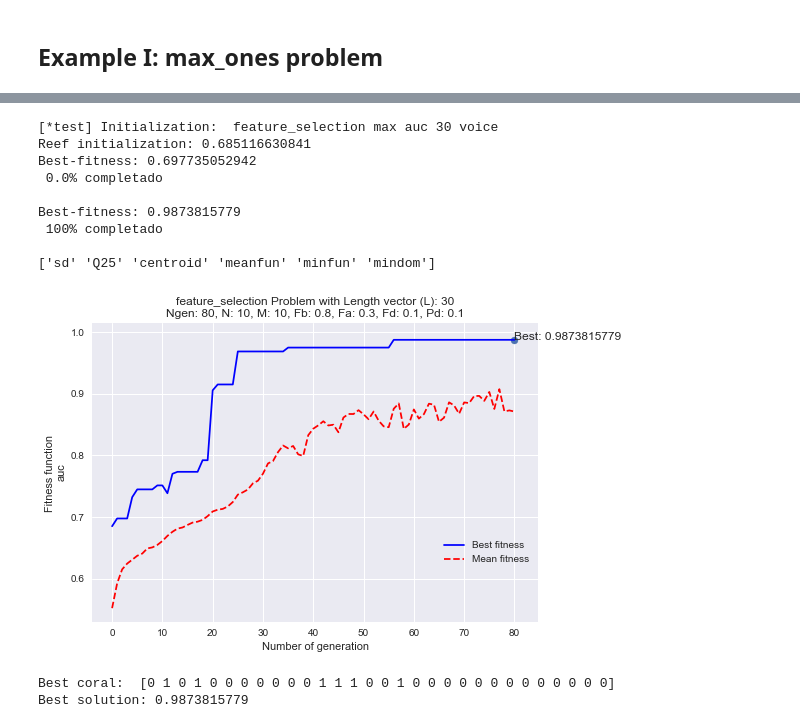
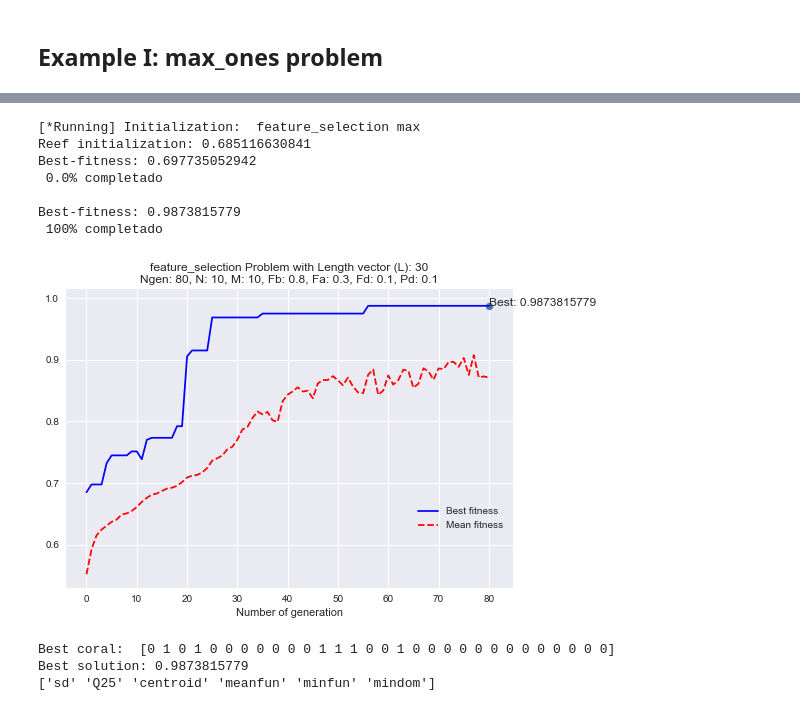
Before and after one commit to VictorPelaez/coral-reef-optimization-algorithm, a Jupyter notebook: cro/test_cro.ipynb, the cells around one changed output, grey strips where cells are left out. Saved outputs shown, nothing was run; the diff lists cells and outputs as text; code cells hidden in the pictures.

Commit message:
[UPDATE] validate model as arg object and metric from scikit-learn [UPDATE] readme

```diff
--- a/cro/test_cro.ipynb
+++ b/cro/test_cro.ipynb
@@ -20,11 +20,9 @@ r0 = 0.7                   # Free/total initial proportion
 k  = 3                     # Number of opportunities for a new coral to settle in the reef
 Pd = 0.1                   # Depredation prob.
 opt= 'max'                 # flag: 'max' for maximizing and 'min' for minimizing
-L = 100
-
-problem ='max_ones'
+L = 100                    # coral length
 ## ------------------------------------------------------
 
-cro = CRO(Ngen, N, M, Fb, Fa, Fd, r0, k, Pd, opt, L, problem_name=problem)
+cro = CRO(Ngen, N, M, Fb, Fa, Fd, r0, k, Pd, opt, L, problem_name='max_ones')
 (REEF, REEFpob, REEFfitness, ind_best, Bestfitness, Meanfitness) = cro.fit()
 # %% [output]
@@ -39,38 +37,48 @@ Best solution: 100.0
 # %%
 ## ------------------------------------------------------
 ## Parameters initialization
 
 Ngen = 80                  # Number of generations
 N  = 10                    # MxN: reef size
 M  = 10                    # MxN: reef size
 Fb = 0.8                   # Broadcast prob.
 Fa = 0.3                   # Asexual reproduction prob.
 Fd = 0.1                   # Fraction of the corals to be eliminated in the depredation operator.
 r0 = 0.6                   # Free/total initial proportion
 k  = 3                     # Number of opportunities for a new coral to settle in the reef
 Pd = 0.1                   # Depredation prob.
 opt= 'max'                 # flag: 'max' for maximizing and 'min' for minimizing
 
 problem ='feature_selection'
-metric = 'auc'
-dataset_name = 'voice'
-ml_problem='classification'
 ## ------------------------------------------------------
 
-cro = CRO(Ngen, N, M, Fb, Fa, Fd, r0, k, Pd, opt,
-          seed=13, problem_name=problem, metric=metric, dataset_name=dataset_name, ml_problem=ml_problem, verbose=True)
+import numpy as np
+import seaborn as sns
+from cro import *
+from utils import load_data
 
-(REEF, REEFpob, REEFfitness, ind_best, Bestfitness, Meanfitness) = cro.fit()
+dataset = load_data('voice')
+L = dataset.data.shape[1] # number of features
+X = dataset["data"]
+y = dataset["target"]
+
+from sklearn.neighbors import KNeighborsClassifier
+clf = KNeighborsClassifier(2)
+
+cro = CRO(Ngen, N, M, Fb, Fa, Fd, r0, k, Pd, opt, L, seed=13, problem_name=problem, metric='auc', verbose=True)
+(REEF, REEFpob, REEFfitness, ind_best, Bestfitness, Meanfitness) = cro.fit(X, y, clf)
+
+names = np.array(dataset.feature_names)
+print(names[REEFpob[:, ind_best]>0])
 # %% [output]
-[*test] Initialization:  feature_selection max auc 30 voice
+[*Running] Initialization:  feature_selection max
 Reef initialization: 0.685116630841
 Best-fitness: 0.697735052942
  0.0% completado
 
 Best-fitness: 0.9873815779
  100% completado
-
-['sd' 'Q25' 'centroid' 'meanfun' 'minfun' 'mindom']
-[figure, old version]
+[figure, new version]
 Best coral:  [0 1 0 1 0 0 0 0 0 0 0 1 1 1 0 0 1 0 0 0 0 0 0 0 0 0 0 0 0 0]
 Best solution: 0.9873815779
+['sd' 'Q25' 'centroid' 'meanfun' 'minfun' 'mindom']
```
Also changed, not shown: parts of 4 cells of this notebook, 6 other files.
